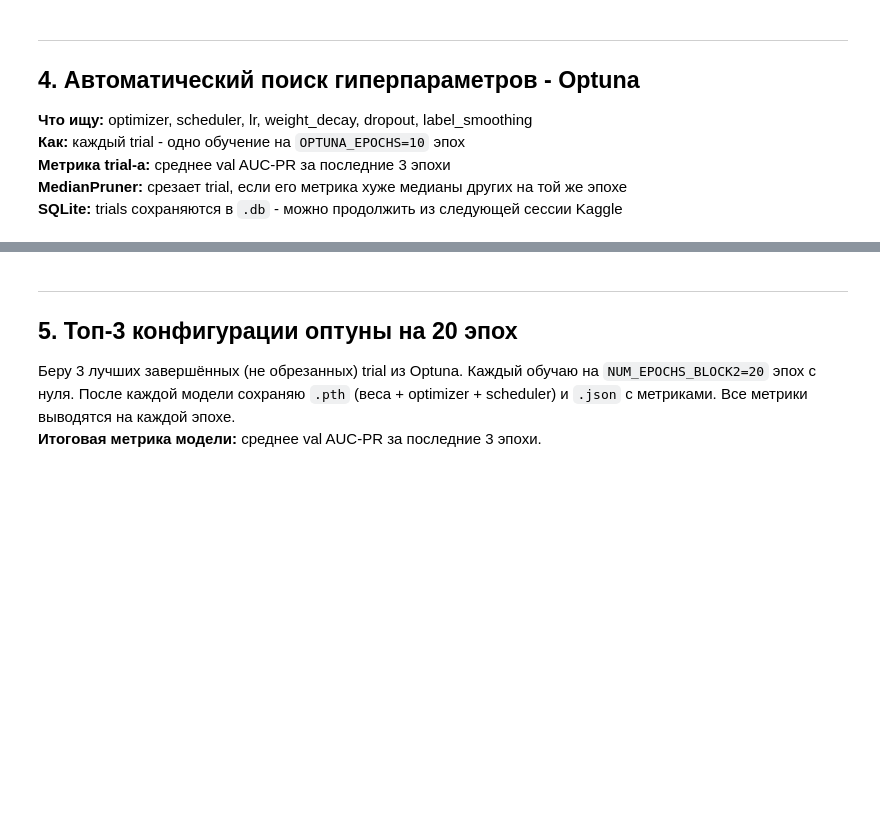
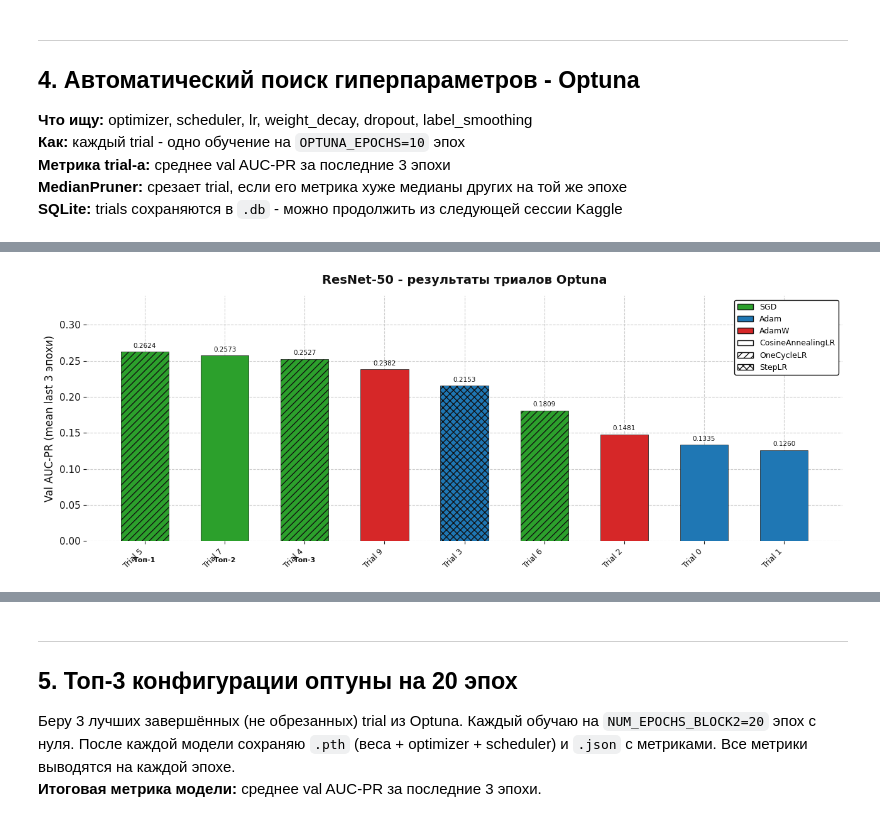
Before and after one commit to nikidariya/Melanoma_Detection_With_Class_Imbalance, a Jupyter notebook: melanoma-detection-part-2-resnet50.ipynb, the cells around one changed output, grey strips where cells are left out. Drawn from its saved outputs; the diff is of its cells as text; code cells hidden in the pictures; blank space fills up the shorter version.

```diff
--- a/melanoma-detection-part-2-resnet50.ipynb
+++ b/melanoma-detection-part-2-resnet50.ipynb
@@ -597,0 +653,53 @@ summary_df
+# %%
+# График: результаты триалов Optuna, ResNet-50
+
+import numpy as np
+from matplotlib.patches import Patch
+
+trial_ids  = [5, 7, 4, 9, 3, 6, 2, 0, 1]
+aucpr      = [0.2624, 0.2573, 0.2527, 0.2382, 0.2153, 0.1809, 0.1481, 0.1335, 0.1260]
+optimizers = ['SGD', 'SGD', 'SGD', 'AdamW', 'Adam', 'SGD', 'AdamW', 'Adam', 'Adam']
+schedulers = ['OneCycleLR', 'CosineAnnealingLR', 'OneCycleLR', 'CosineAnnealingLR',
+              'StepLR', 'OneCycleLR', 'CosineAnnealingLR', 'CosineAnnealingLR', 'CosineAnnealingLR']
+
+color_map   = {'SGD': C3, 'Adam': C1, 'AdamW': C2}
+hatch_map   = {'OneCycleLR': '///', 'CosineAnnealingLR': '', 'StepLR': 'xxx'}
+bar_colors  = [color_map[o] for o in optimizers]
+hatches     = [hatch_map[s] for s in schedulers]
+
+x = np.arange(len(trial_ids))
+
+fig, ax = plt.subplots(figsize=(13, 5))
+
+for i, (val, color, hatch) in enumerate(zip(aucpr, bar_colors, hatches)):
+    ax.bar(i, val, color=color, hatch=hatch, edgecolor='#111111', linewidth=0.5, width=0.6)
+
+for i, val in enumerate(aucpr):
+    ax.text(i, val + 0.004, f'{val:.4f}', ha='center', va='bottom', fontsize=7.5, color='#111111')
+
+for i in range(3):
+    ax.text(i, -0.022, f'Топ-{i+1}', ha='center', va='top', fontsize=8, color='#111111', fontweight='bold')
+
+legend_elements = [
+    Patch(facecolor=C3, edgecolor='#111111', label='SGD'),
+    Patch(facecolor=C1, edgecolor='#111111', label='Adam'),
+    Patch(facecolor=C2, edgecolor='#111111', label='AdamW'),
+    Patch(facecolor='white', edgecolor='#111111', hatch='',    label='CosineAnnealingLR'),
+    Patch(facecolor='white', edgecolor='#111111', hatch='///', label='OneCycleLR'),
+    Patch(facecolor='white', edgecolor='#111111', hatch='xxx', label='StepLR'),
+]
+ax.legend(handles=legend_elements, loc='upper right', frameon=True, fontsize=9)
+
+ax.set_xticks(x)
+ax.set_xticklabels([f'Trial {t}' for t in trial_ids], rotation=45, ha='right', fontsize=9)
+ax.set_ylabel('Val AUC-PR (mean last 3 эпохи)')
+ax.set_title('ResNet-50 - результаты триалов Optuna')
+ax.set_ylim(0, 0.34)
+ax.set_axisbelow(True)
+for spine in ax.spines.values():
+    spine.set_visible(False)
+plt.tight_layout()
+plt.savefig('resnet_optuna_trials.png')
+plt.show()
+# %% [output]
+[figure, added]
```
Also changed, not shown: parts of 24 cells of this notebook.
